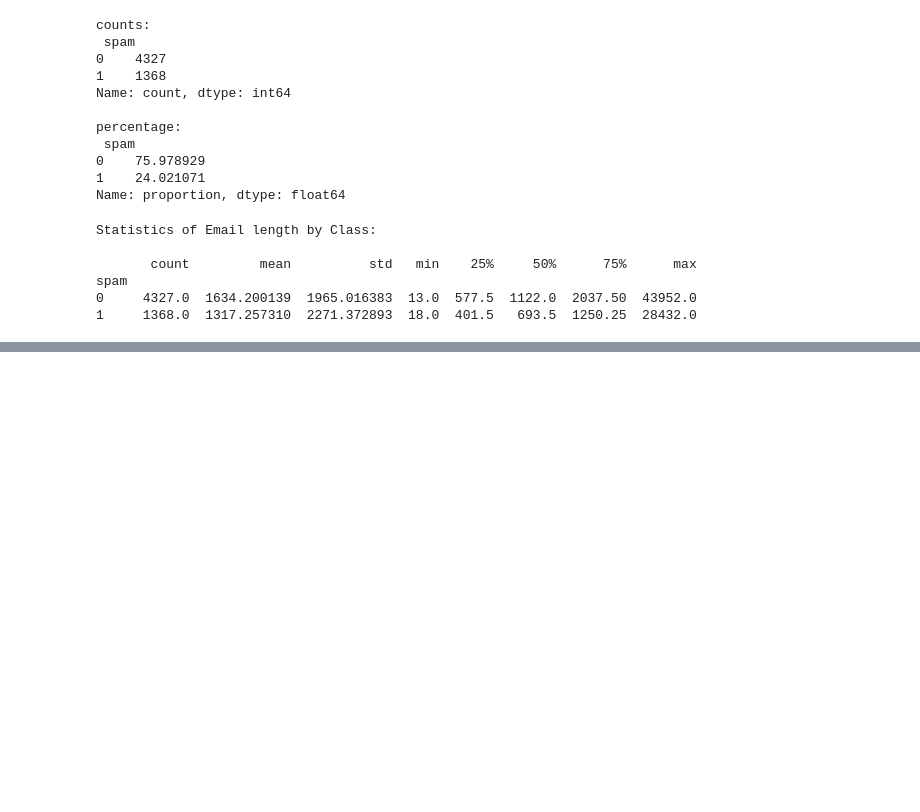
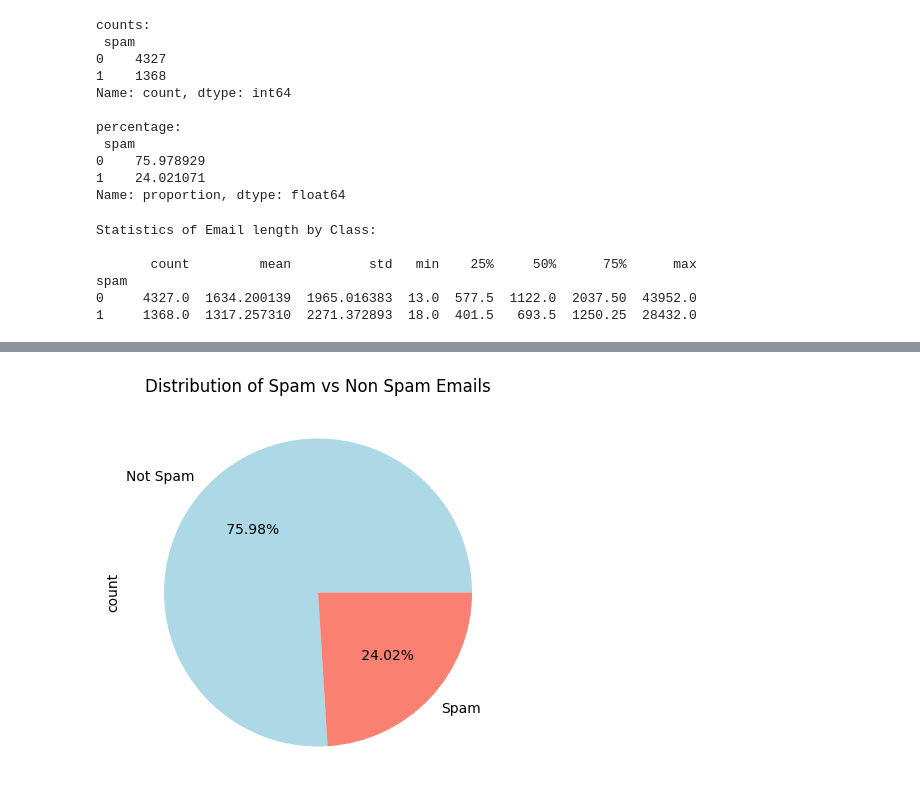
Before and after one commit to ayushchand2408/Email-Fraud-Prediction, a Jupyter notebook: frraud_email.ipynb, the cells around one changed output, grey strips where cells are left out. Cells and saved outputs as stored; diff of their text form; code cells hidden in the pictures; blank space fills up the shorter version.

```diff
--- a/frraud_email.ipynb
+++ b/frraud_email.ipynb
@@ -122,0 +142,11 @@ plt.show()
+# %%
+# Pie Chart : How many spam and non spam emails
+spread = df['spam'].value_counts()
+plt.rcParams['figure.figsize'] = (5,5)
+
+#Make the pie chart
+spread.plot(kind='pie',labels=['Not Spam' , 'Spam'] , autopct= ' %1.2f%%' , colors=['lightblue','salmon'])
+plt.title("Distribution of Spam vs Non Spam Emails")
+plt.show()
+# %% [output]
+[figure, added]
```
Also changed, not shown: parts of 10 cells of this notebook.
